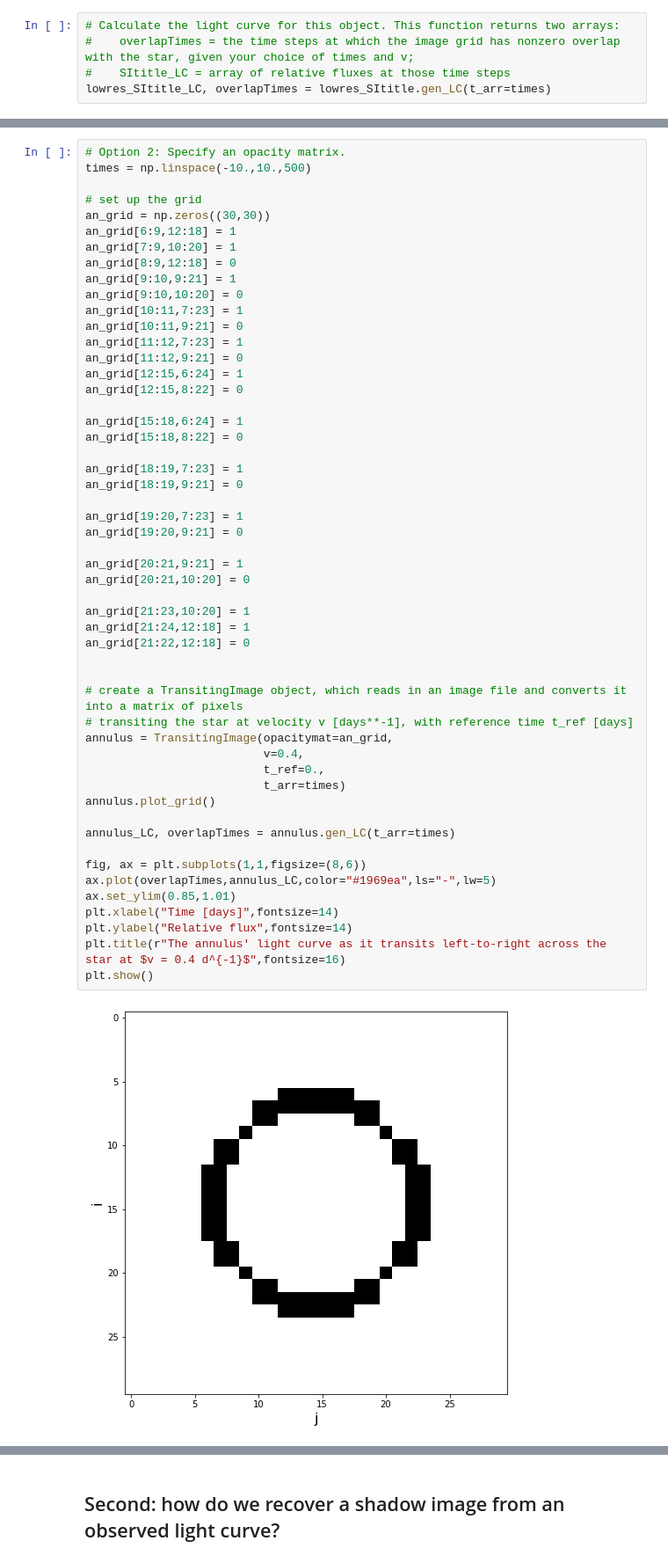
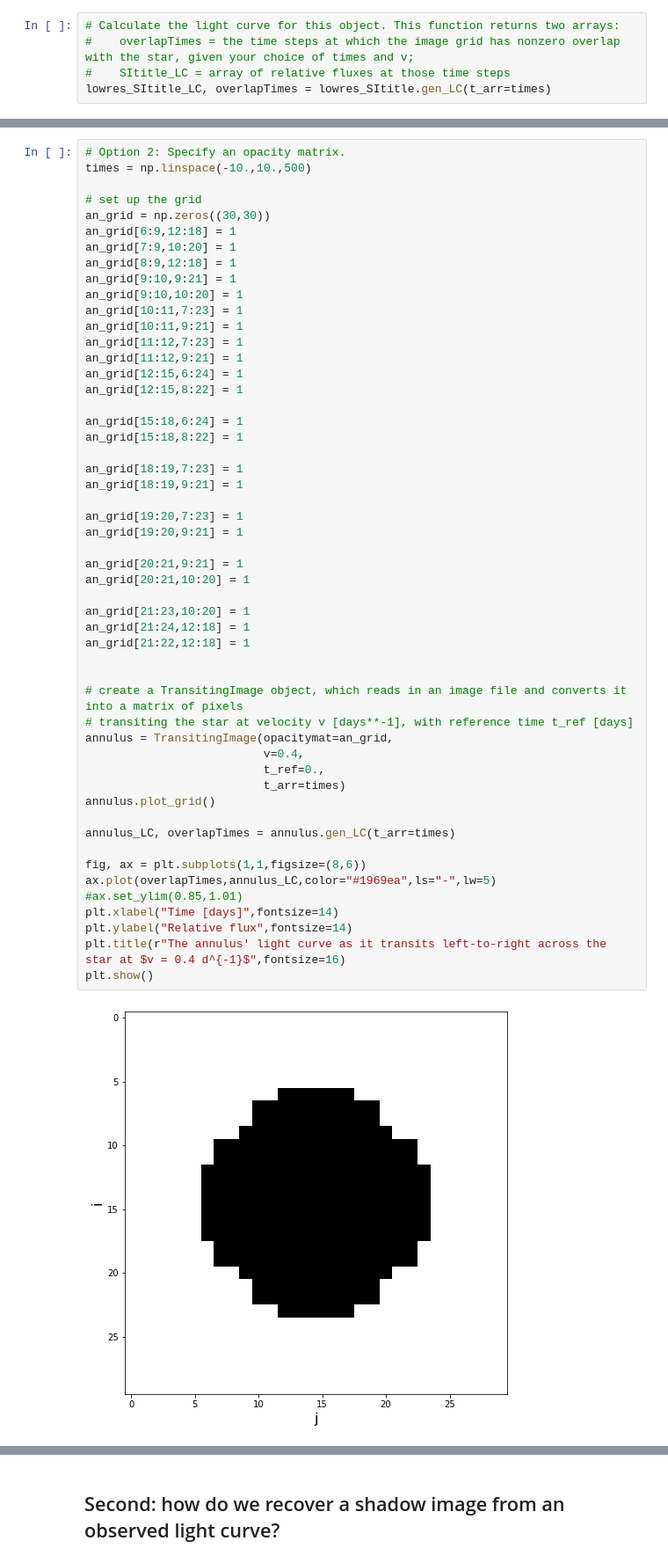
Before and after one commit to esandford/EightBitTransit, a Jupyter notebook: examples/examples.ipynb, the cells around one changed output, grey strips where cells are left out. Shown: that part at 88% size. Saved outputs shown, nothing was run; the diff lists cells and outputs as text.

```diff
--- a/examples/examples.ipynb
+++ b/examples/examples.ipynb
@@ -73,49 +75,49 @@ times = np.linspace(-10.,10.,500)
 an_grid = np.zeros((30,30))
 an_grid[6:9,12:18] = 1
 an_grid[7:9,10:20] = 1
-an_grid[8:9,12:18] = 0
+an_grid[8:9,12:18] = 1
 an_grid[9:10,9:21] = 1
-an_grid[9:10,10:20] = 0
+an_grid[9:10,10:20] = 1
 an_grid[10:11,7:23] = 1
-an_grid[10:11,9:21] = 0
+an_grid[10:11,9:21] = 1
 an_grid[11:12,7:23] = 1
-an_grid[11:12,9:21] = 0
+an_grid[11:12,9:21] = 1
 an_grid[12:15,6:24] = 1
-an_grid[12:15,8:22] = 0
+an_grid[12:15,8:22] = 1
 
 an_grid[15:18,6:24] = 1
-an_grid[15:18,8:22] = 0
+an_grid[15:18,8:22] = 1
 
 an_grid[18:19,7:23] = 1
-an_grid[18:19,9:21] = 0
+an_grid[18:19,9:21] = 1
 
 an_grid[19:20,7:23] = 1
-an_grid[19:20,9:21] = 0
+an_grid[19:20,9:21] = 1
 
 an_grid[20:21,9:21] = 1
-an_grid[20:21,10:20] = 0
+an_grid[20:21,10:20] = 1
 
 an_grid[21:23,10:20] = 1
 an_grid[21:24,12:18] = 1
-an_grid[21:22,12:18] = 0
+an_grid[21:22,12:18] = 1
 
 
 # create a TransitingImage object, which reads in an image file and converts it into a matrix of pixels
 # transiting the star at velocity v [days**-1], with reference time t_ref [days]
 annulus = TransitingImage(opacitymat=an_grid,
                           v=0.4,
                           t_ref=0.,
                           t_arr=times)
 annulus.plot_grid()
 
 annulus_LC, overlapTimes = annulus.gen_LC(t_arr=times)
 
 fig, ax = plt.subplots(1,1,figsize=(8,6))
 ax.plot(overlapTimes,annulus_LC,color="#1969ea",ls="-",lw=5)
-ax.set_ylim(0.85,1.01)
+#ax.set_ylim(0.85,1.01)
 plt.xlabel("Time [days]",fontsize=14)
 plt.ylabel("Relative flux",fontsize=14)
 plt.title(r"The annulus' light curve as it transits left-to-right across the star at $v = 0.4 d^{-1}$",fontsize=16)
 plt.show()
 # %% [output]
-[figure, old version]
+[figure, new version]
```
Also changed, not shown: parts of 4 cells of this notebook, 2 other files.
